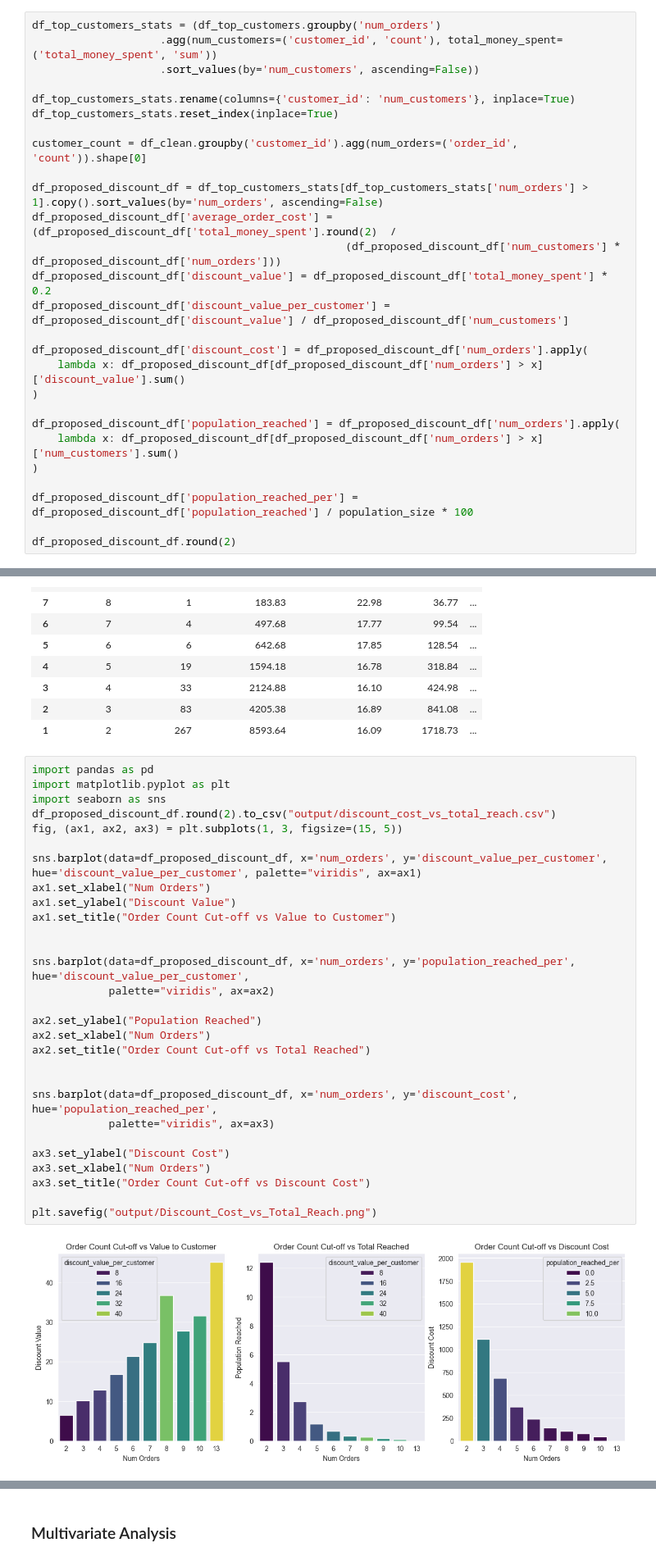
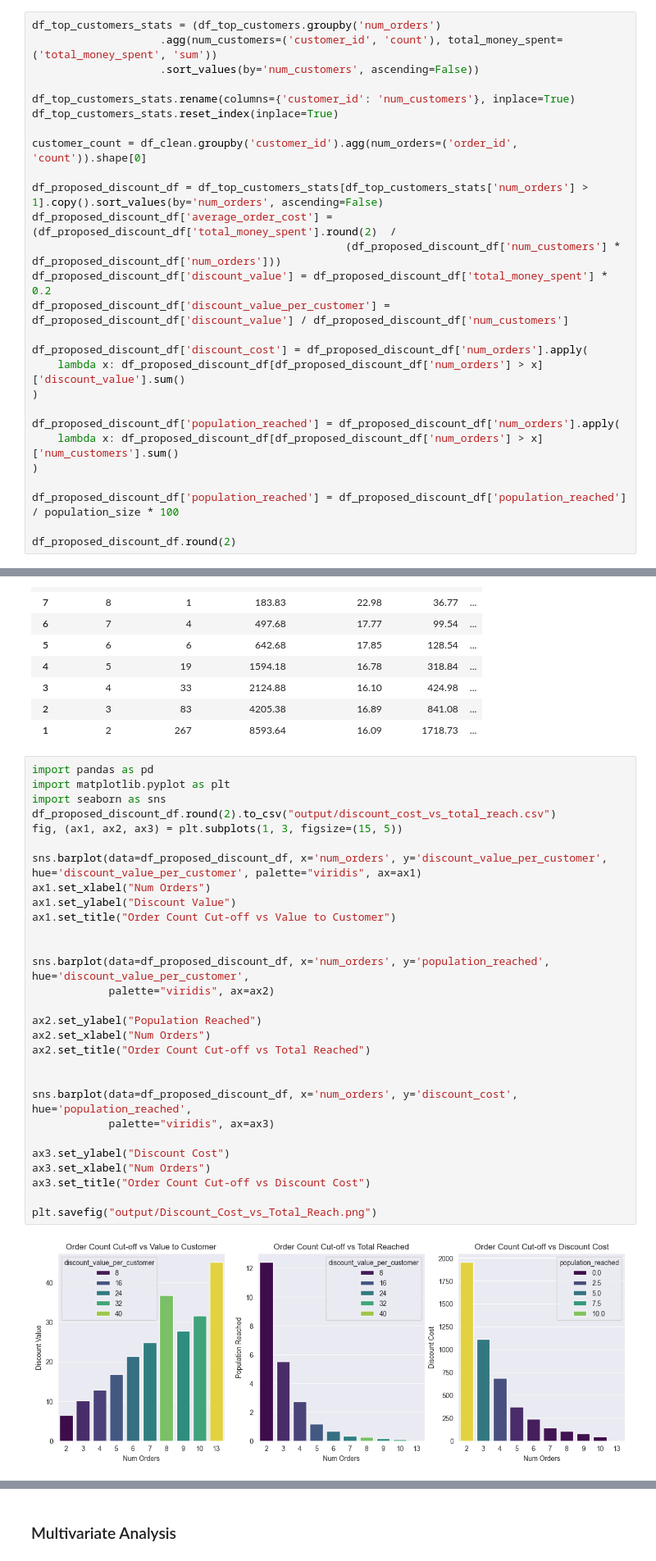
Before and after one commit to DanielLevenstein/FoodHub_UT_ML_Project1, a Jupyter notebook: FoodHubDataAnalysis.ipynb, the cells around one changed output, grey strips where cells are left out. Shown at 82% size. Drawn from its saved outputs; the diff is of its cells as text.

Commit message:
Updated variable name on the population_reached, chart to make output cleaner.

```diff
--- a/FoodHubDataAnalysis.ipynb
+++ b/FoodHubDataAnalysis.ipynb
@@ -446,7 +446,7 @@ df_proposed_discount_df['population_reached'] = df_proposed_discount_df['num_ord
     lambda x: df_proposed_discount_df[df_proposed_discount_df['num_orders'] > x]['num_customers'].sum()
 )
 
-df_proposed_discount_df['population_reached_per'] = df_proposed_discount_df['population_reached'] / population_size * 100
+df_proposed_discount_df['population_reached'] = df_proposed_discount_df['population_reached'] / population_size * 100
 
 df_proposed_discount_df.round(2)
 # %% [output]
@@ -464,34 +464,34 @@ df_proposed_discount_df.round(2)
 # %%
 import pandas as pd
 import matplotlib.pyplot as plt
 import seaborn as sns
 df_proposed_discount_df.round(2).to_csv("output/discount_cost_vs_total_reach.csv")
 fig, (ax1, ax2, ax3) = plt.subplots(1, 3, figsize=(15, 5))
 
 sns.barplot(data=df_proposed_discount_df, x='num_orders', y='discount_value_per_customer', hue='discount_value_per_customer', palette="viridis", ax=ax1)
 ax1.set_xlabel("Num Orders")
 ax1.set_ylabel("Discount Value")
 ax1.set_title("Order Count Cut-off vs Value to Customer")
 
 
-sns.barplot(data=df_proposed_discount_df, x='num_orders', y='population_reached_per', hue='discount_value_per_customer',
+sns.barplot(data=df_proposed_discount_df, x='num_orders', y='population_reached', hue='discount_value_per_customer',
             palette="viridis", ax=ax2)
 
 ax2.set_ylabel("Population Reached")
 ax2.set_xlabel("Num Orders")
 ax2.set_title("Order Count Cut-off vs Total Reached")
 
 
-sns.barplot(data=df_proposed_discount_df, x='num_orders', y='discount_cost', hue='population_reached_per',
+sns.barplot(data=df_proposed_discount_df, x='num_orders', y='discount_cost', hue='population_reached',
             palette="viridis", ax=ax3)
 
 ax3.set_ylabel("Discount Cost")
 ax3.set_xlabel("Num Orders")
 ax3.set_title("Order Count Cut-off vs Discount Cost")
 
 plt.savefig("output/Discount_Cost_vs_Total_Reach.png")
 # %% [output]
-[figure, old version]
+[figure, new version]
 # %% [markdown]
 ### Observation
 1)	Returning customers spend more per order on the app than less frequent users.
```
Also changed, not shown: 4 other files.
